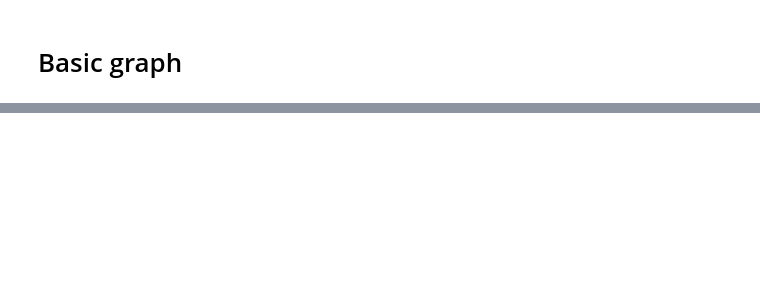
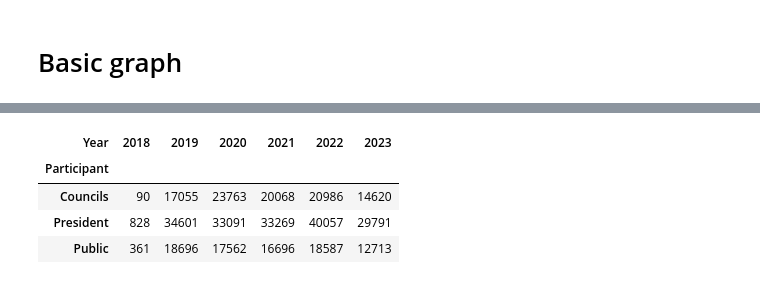
Before and after one commit to AlmaCuevas/AMLO_Morning_Conferences, a Jupyter notebook: 0. basic_extractions.ipynb, the cells around one changed output, grey strips where cells are left out. Saved outputs shown, nothing was run; the diff lists cells and outputs as text; code cells hidden in the pictures; blank space fills up the shorter version.

```diff
--- a/0. basic_extractions.ipynb
+++ b/0. basic_extractions.ipynb
@@ -79,0 +137,10 @@ ax.set(xlabel='Number of words',
+# %%
+words_per_year = all_df.groupby(by=["Participant", "Year" ])["Participant"].count()
+words_per_year = words_per_year.unstack(level=1)
+words_per_year
+# %% [output]
+| Year | 2018 | 2019 | 2020 | 2021 | 2022 | 2023 |
+| Participant |  |  |  |  |  |  |
+| Councils | 90 | 17055 | 23763 | 20068 | 20986 | 14620 |
+| President | 828 | 34601 | 33091 | 33269 | 40057 | 29791 |
+| Public | 361 | 18696 | 17562 | 16696 | 18587 | 12713 |
```
Also changed, not shown: parts of 8 cells of this notebook, 7 other files.
